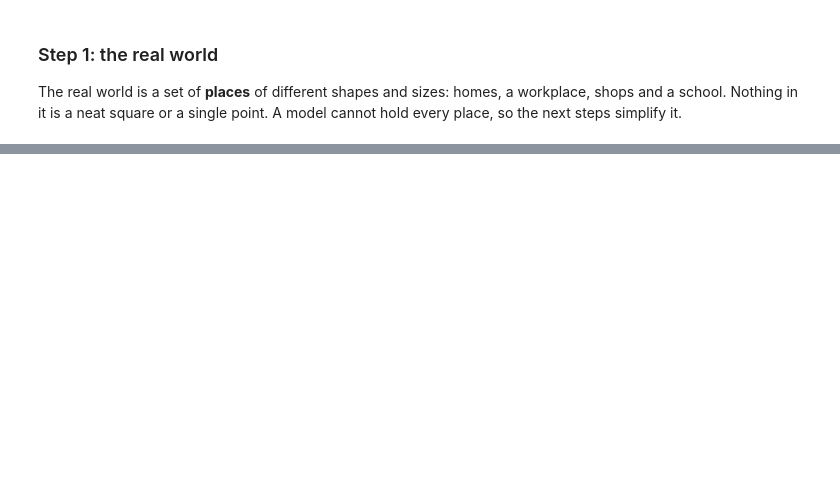
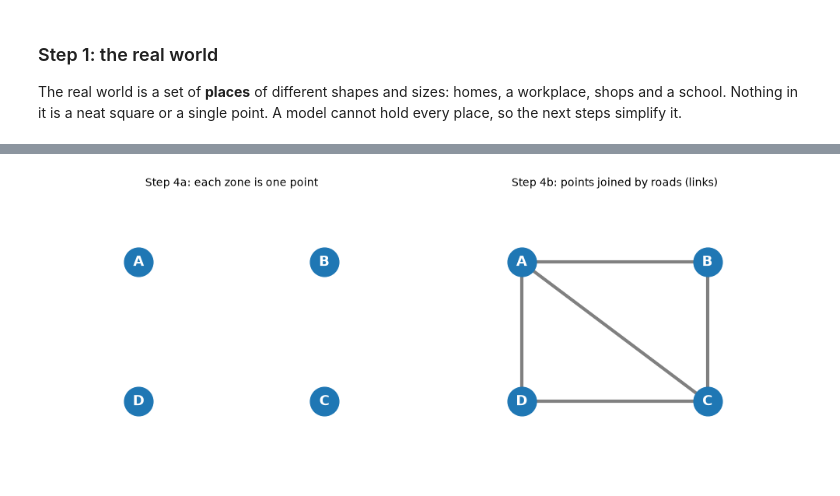
Before and after one commit to TheoCochrane/salisbury-transport-model, a Jupyter notebook: notebooks/toy_model.ipynb, the cells around one changed output, grey strips where cells are left out. Cells and saved outputs as stored; diff of their text form; code cells hidden in the pictures; blank space fills up the shorter version.

```diff
--- a/notebooks/toy_model.ipynb
+++ b/notebooks/toy_model.ipynb
@@ -254,16 +95,0 @@ A link needs a number before the model can use it. The first number is the **fre
-# %%
-# One link on its own. The values are the A to B row of the links table in Part A.
-free_flow_min, capacity_vph = 10, 150
-
-fig, ax = plt.subplots(figsize=(6, 2.8))
-ax.plot([1, 5], [1, 1], color="0.5", linewidth=4, zorder=1)
-for x, z in [(1, "A"), (5, "B")]:
-    ax.scatter(x, 1, s=900, color="tab:blue", zorder=3)
-    ax.text(x, 1, z, color="white", ha="center", va="center", fontsize=14, weight="bold", zorder=4)
-ax.text(3, 1.35, f"free-flow time: {free_flow_min} min", ha="center", va="bottom", fontsize=10)
-ax.text(3, 0.65, f"capacity: {capacity_vph} vehicles per hour", ha="center", va="top", fontsize=10, color="0.3")
-ax.set_xlim(0, 6)
-ax.set_ylim(0, 2)
-ax.axis("off")
-ax.set_title("Step 6: one link, with a time and a capacity")
-plt.show()
@@ -808,0 +230,26 @@ def furness(P, A, F, tol=1e-3, max_iter=100):
+# %%
+LINK_PAIRS = [("A", "B"), ("B", "C"), ("C", "D"), ("D", "A"), ("A", "C")]
+
+def draw_nodes(ax, size=700, fontsize=13):
+    for z, (x, y) in POS.items():
+        ax.scatter(x, y, s=size, color="tab:blue", zorder=3)
+        ax.text(x, y, z, color="white", ha="center", va="center",
+                fontsize=fontsize, weight="bold", zorder=4)
+
+fig, axes = plt.subplots(1, 2, figsize=(10, 4))
+for ax, with_links, title in [(axes[0], False, "Step 4a: each zone is one point"),
+                              (axes[1], True, "Step 4b: points joined by roads (links)")]:
+    if with_links:
+        for a, b in LINK_PAIRS:
+            (x1, y1), (x2, y2) = POS[a], POS[b]
+            ax.plot([x1, x2], [y1, y2], color="0.5", linewidth=3, zorder=1)
+    draw_nodes(ax)
+    ax.set_xlim(0, 8)
+    ax.set_ylim(0, 6)
+    ax.set_aspect("equal")
+    ax.axis("off")
+    ax.set_title(title, fontsize=10)
+plt.tight_layout()
+plt.show()
+# %% [output]
+[figure, added]
```
Also changed, not shown: parts of 218 cells of this notebook, 1 other file.
